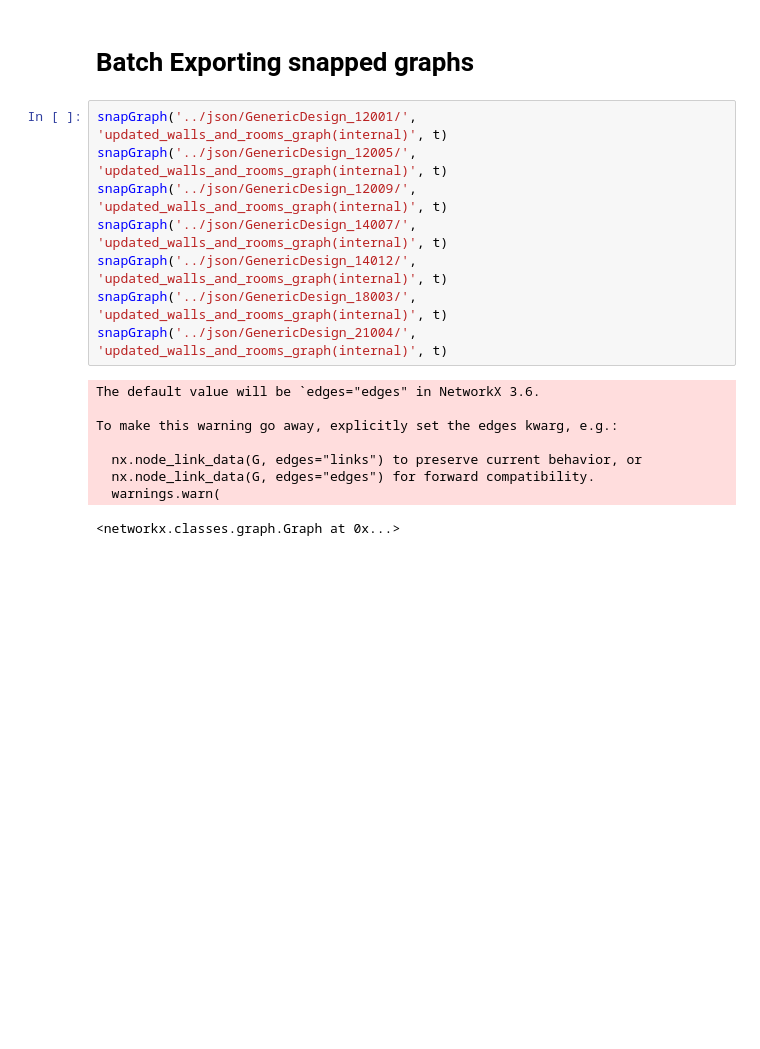
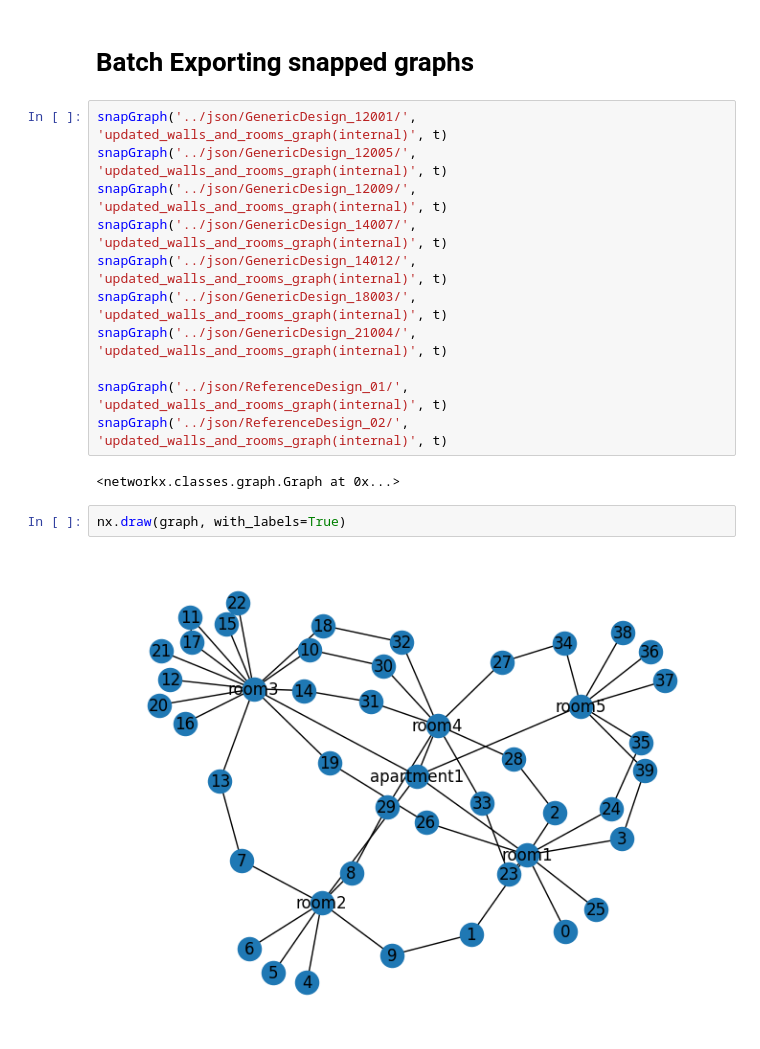
Before and after one commit to neithangurthang/2025-AEC-Hackathon, a Jupyter notebook: scripts/Cleaning_Points.ipynb, the cells around one changed output. Saved outputs shown, nothing was run; the diff lists cells and outputs as text; blank space fills up the shorter version.

Commit message:
clean graph from json

```diff
--- a/scripts/Cleaning_Points.ipynb
+++ b/scripts/Cleaning_Points.ipynb
@@ -341,12 +361,12 @@ snapGraph('../json/GenericDesign_14007/', 'updated_walls_and_rooms_graph(interna
 snapGraph('../json/GenericDesign_14012/', 'updated_walls_and_rooms_graph(internal)', t)
 snapGraph('../json/GenericDesign_18003/', 'updated_walls_and_rooms_graph(internal)', t)
 snapGraph('../json/GenericDesign_21004/', 'updated_walls_and_rooms_graph(internal)', t)
+
+snapGraph('../json/ReferenceDesign_01/', 'updated_walls_and_rooms_graph(internal)', t)
+snapGraph('../json/ReferenceDesign_02/', 'updated_walls_and_rooms_graph(internal)', t)
 # %% [output]
-The default value will be `edges="edges" in NetworkX 3.6.
-
-To make this warning go away, explicitly set the edges kwarg, e.g.:
-
-  nx.node_link_data(G, edges="links") to preserve current behavior, or
-  nx.node_link_data(G, edges="edges") for forward compatibility.
-  warnings.warn(
+<networkx.classes.graph.Graph at 0x...>
-<networkx.classes.graph.Graph at 0x...>
+# %%
+nx.draw(graph, with_labels=True)
+# %% [output]
+[figure, added]
```
Also changed, not shown: parts of 3 cells of this notebook, 1 other file.
